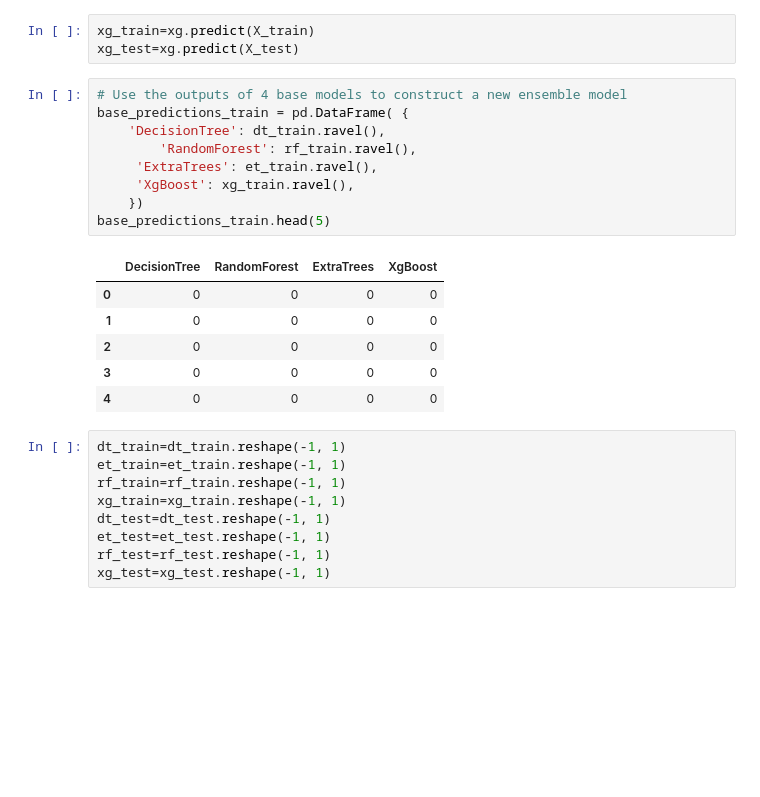
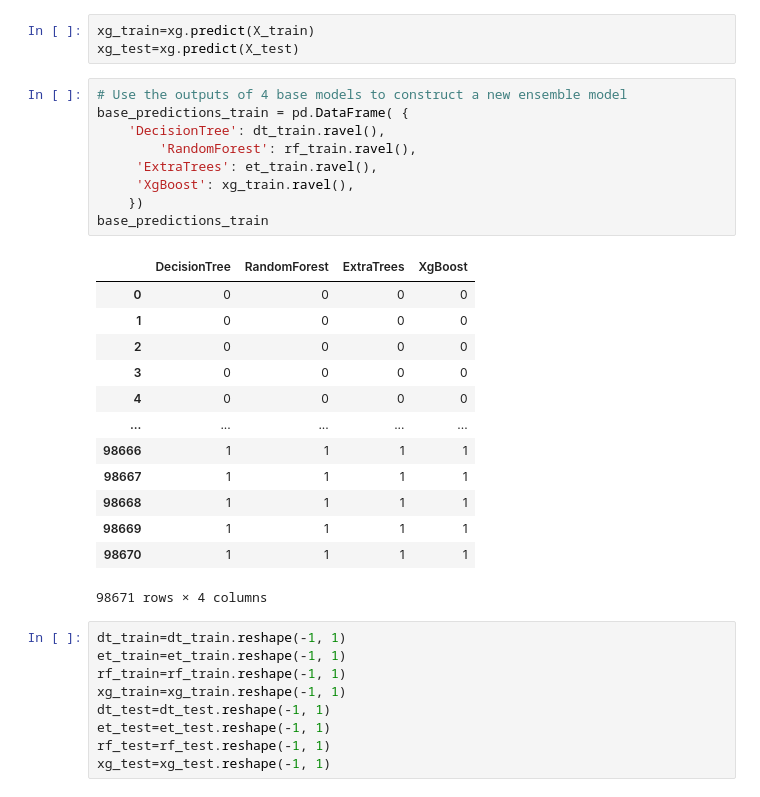
Before and after one commit to suchirmv-1524/AIML-For-CyberSecurity, a Jupyter notebook: codes/IDS/IDS_Sample_Using_Sampling_Subsets.ipynb, the cells around one changed output. Saved outputs shown, nothing was run; the diff lists cells and outputs as text; blank space fills up the shorter version.

```diff
--- a/codes/IDS/IDS_Sample_Using_Sampling_Subsets.ipynb
+++ b/codes/IDS/IDS_Sample_Using_Sampling_Subsets.ipynb
@@ -569,19 +576,26 @@ xg_test=xg.predict(X_test)
 # %%
 # Use the outputs of 4 base models to construct a new ensemble model
 base_predictions_train = pd.DataFrame( {
     'DecisionTree': dt_train.ravel(),
         'RandomForest': rf_train.ravel(),
      'ExtraTrees': et_train.ravel(),
      'XgBoost': xg_train.ravel(),
     })
-base_predictions_train.head(5)
+base_predictions_train
 # %% [output]
 |  | DecisionTree | RandomForest | ExtraTrees | XgBoost |
 | 0 | 0 | 0 | 0 | 0 |
 | 1 | 0 | 0 | 0 | 0 |
 | 2 | 0 | 0 | 0 | 0 |
 | 3 | 0 | 0 | 0 | 0 |
 | 4 | 0 | 0 | 0 | 0 |
+| ... | ... | ... | ... | ... |
+| 98666 | 1 | 1 | 1 | 1 |
+| 98667 | 1 | 1 | 1 | 1 |
+| 98668 | 1 | 1 | 1 | 1 |
+| 98669 | 1 | 1 | 1 | 1 |
+| 98670 | 1 | 1 | 1 | 1 |
+98671 rows × 4 columns
 # %%
 dt_train=dt_train.reshape(-1, 1)
 et_train=et_train.reshape(-1, 1)
```
Also changed, not shown: parts of 14 cells of this notebook, 2 other files.
